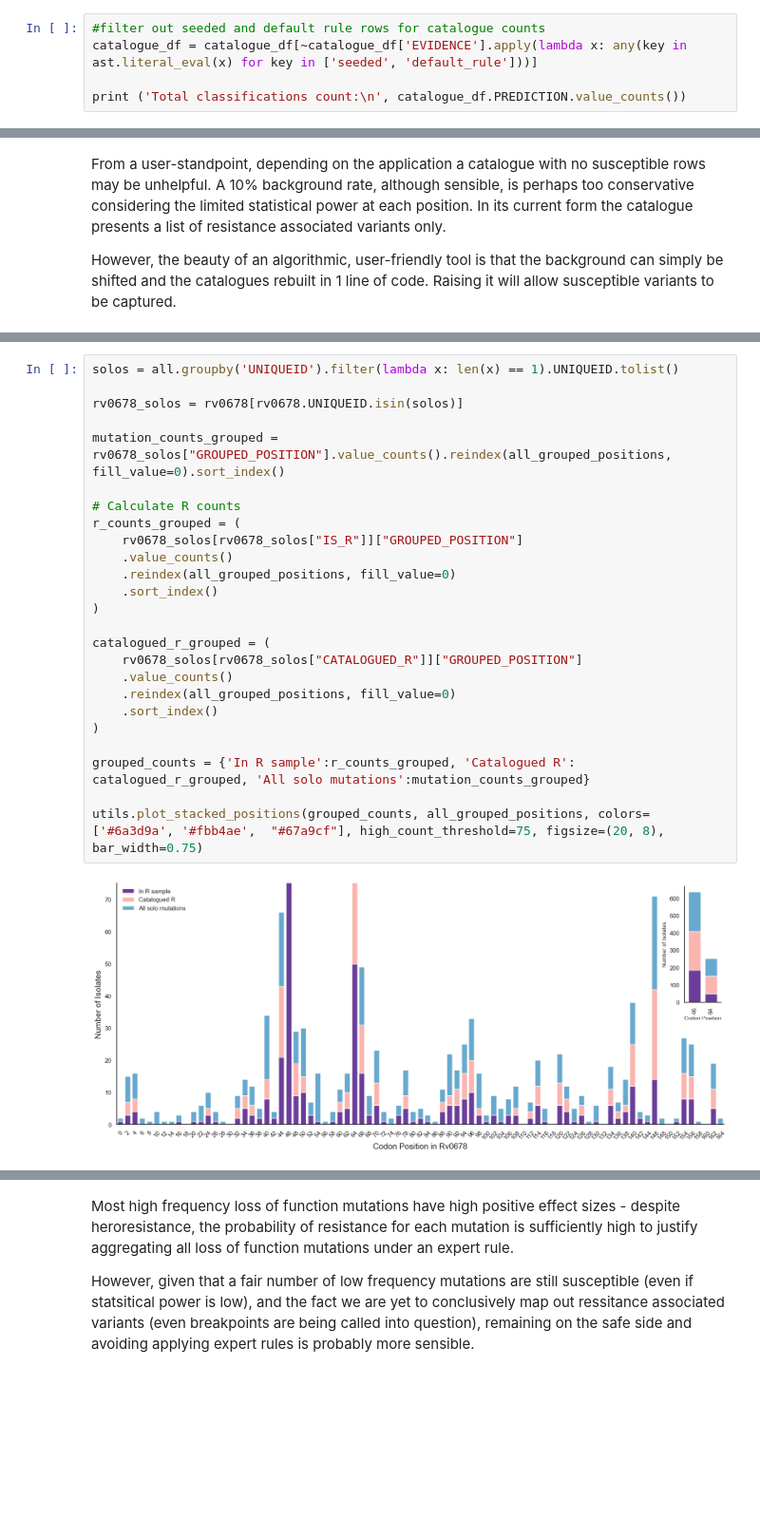
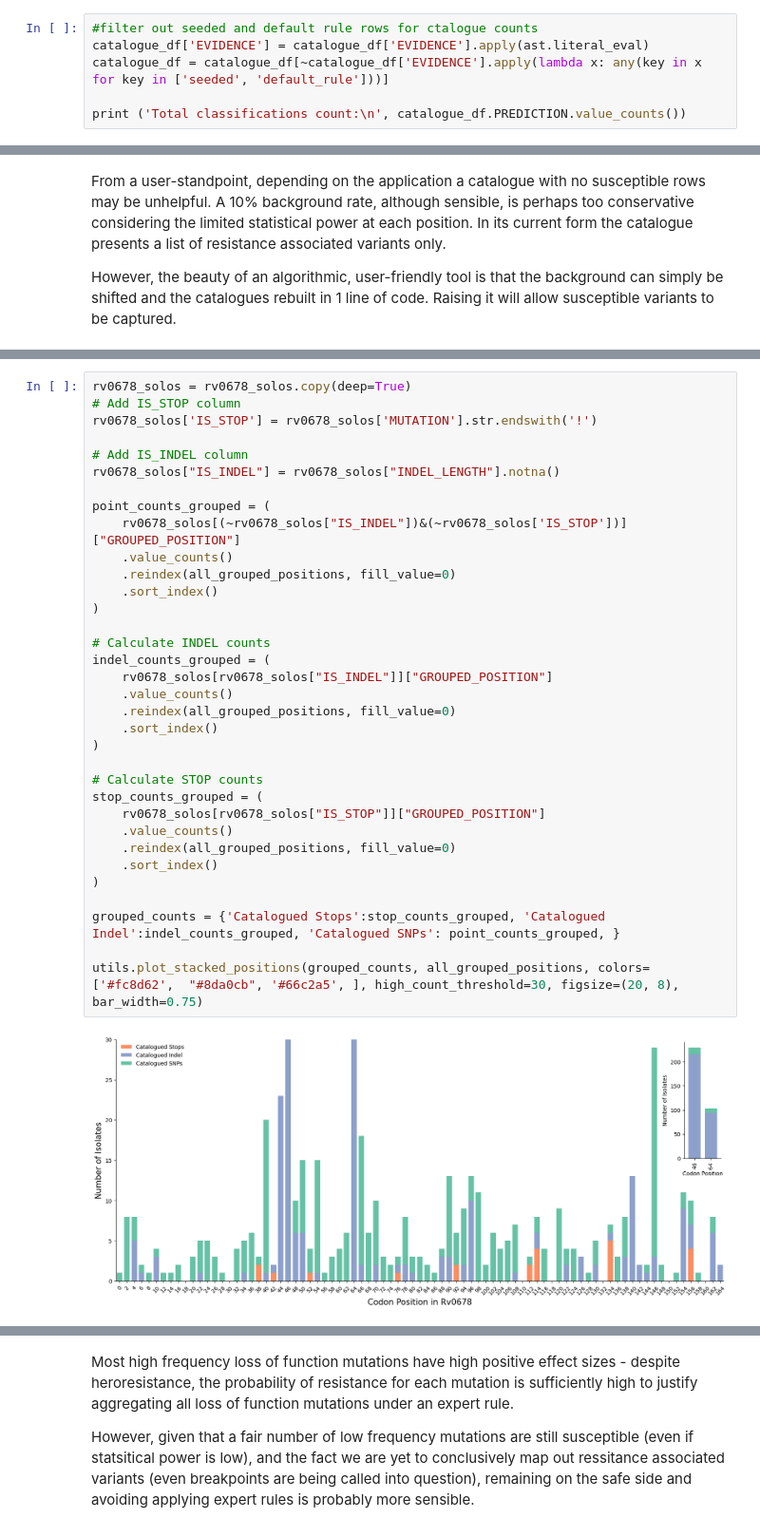
Before and after one commit to fowler-lab/tb-bdq-cat, a Jupyter notebook: Results_1.ipynb, the cells around one changed output, grey strips where cells are left out. Shown at 95% size. Cells and saved outputs as stored; diff of their text form; blank space fills up the shorter version.

```diff
--- a/Results_1.ipynb
+++ b/Results_1.ipynb
@@ -222,8 +261,9 @@ catalogue_df
 | 330 | NC_000962.3 | BDQ-2024.07 | 1.1 | GARC1 | RUS | BDQ | ... |
 331 rows × 11 columns
 # %%
-#filter out seeded and default rule rows for catalogue counts
-catalogue_df = catalogue_df[~catalogue_df['EVIDENCE'].apply(lambda x: any(key in ast.literal_eval(x) for key in ['seeded', 'default_rule']))]
+#filter out seeded and default rule rows for ctalogue counts
+catalogue_df['EVIDENCE'] = catalogue_df['EVIDENCE'].apply(ast.literal_eval)
+catalogue_df = catalogue_df[~catalogue_df['EVIDENCE'].apply(lambda x: any(key in x for key in ['seeded', 'default_rule']))]
 
 print ('Total classifications count:\n', catalogue_df.PREDICTION.value_counts())
 # %% [output]
@@ -303,27 +423,36 @@ We can also look at which positions have been catalogued relative to solos to ge
 # %%
-solos = all.groupby('UNIQUEID').filter(lambda x: len(x) == 1).UNIQUEID.tolist()
+rv0678_solos = rv0678_solos.copy(deep=True)
+# Add IS_STOP column
+rv0678_solos['IS_STOP'] = rv0678_solos['MUTATION'].str.endswith('!')
 
-rv0678_solos = rv0678[rv0678.UNIQUEID.isin(solos)]
+# Add IS_INDEL column
+rv0678_solos["IS_INDEL"] = rv0678_solos["INDEL_LENGTH"].notna()
 
-mutation_counts_grouped = rv0678_solos["GROUPED_POSITION"].value_counts().reindex(all_grouped_positions, fill_value=0).sort_index()
-
-# Calculate R counts
-r_counts_grouped = (
-    rv0678_solos[rv0678_solos["IS_R"]]["GROUPED_POSITION"]
+point_counts_grouped = (
+    rv0678_solos[(~rv0678_solos["IS_INDEL"])&(~rv0678_solos['IS_STOP'])]["GROUPED_POSITION"]
     .value_counts()
     .reindex(all_grouped_positions, fill_value=0)
     .sort_index()
 )
 
-catalogued_r_grouped = (
-    rv0678_solos[rv0678_solos["CATALOGUED_R"]]["GROUPED_POSITION"]
+# Calculate INDEL counts
+indel_counts_grouped = (
+    rv0678_solos[rv0678_solos["IS_INDEL"]]["GROUPED_POSITION"]
     .value_counts()
     .reindex(all_grouped_positions, fill_value=0)
     .sort_index()
 )
 
-grouped_counts = {'In R sample':r_counts_grouped, 'Catalogued R': catalogued_r_grouped, 'All solo mutations':mutation_counts_grouped}
+# Calculate STOP counts
+stop_counts_grouped = (
+    rv0678_solos[rv0678_solos["IS_STOP"]]["GROUPED_POSITION"]
+    .value_counts()
+    .reindex(all_grouped_positions, fill_value=0)
+    .sort_index()
+)
 
-utils.plot_stacked_positions(grouped_counts, all_grouped_positions, colors=['#6a3d9a', '#fbb4ae',  "#67a9cf"], high_count_threshold=75, figsize=(20, 8), bar_width=0.75)
+grouped_counts = {'Catalogued Stops':stop_counts_grouped, 'Catalogued Indel':indel_counts_grouped, 'Catalogued SNPs': point_counts_grouped, }
+
+utils.plot_stacked_positions(grouped_counts, all_grouped_positions, colors=['#fc8d62',  "#8da0cb", '#66c2a5', ], high_count_threshold=30, figsize=(20, 8), bar_width=0.75)
 # %% [output]
-[figure, old version]
+[figure, new version]
```
Also changed, not shown: parts of 42 cells of this notebook, 6 other files.
